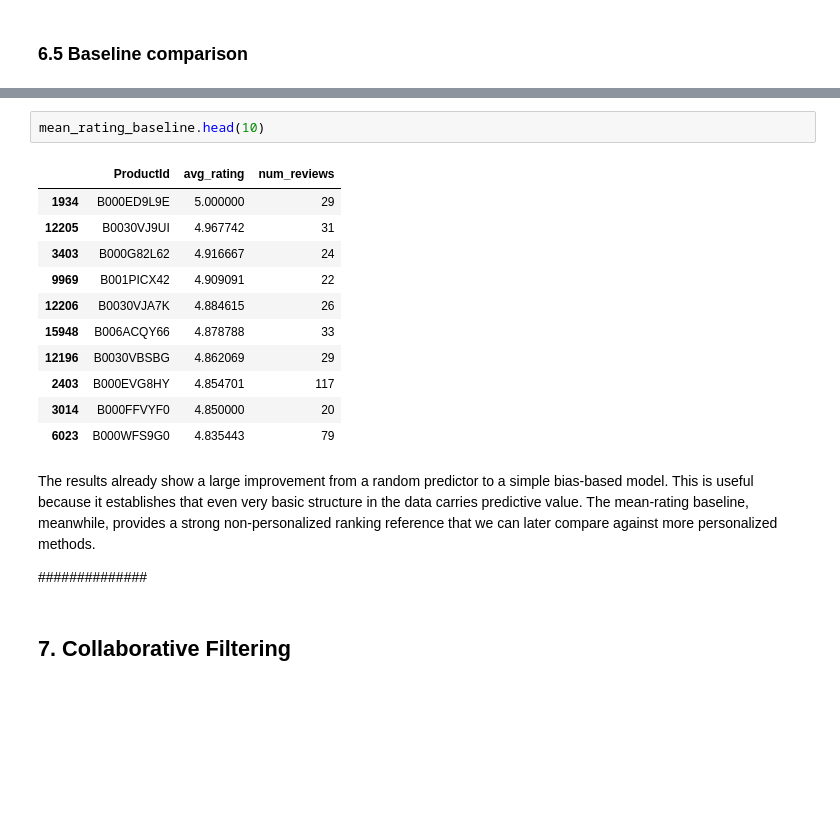
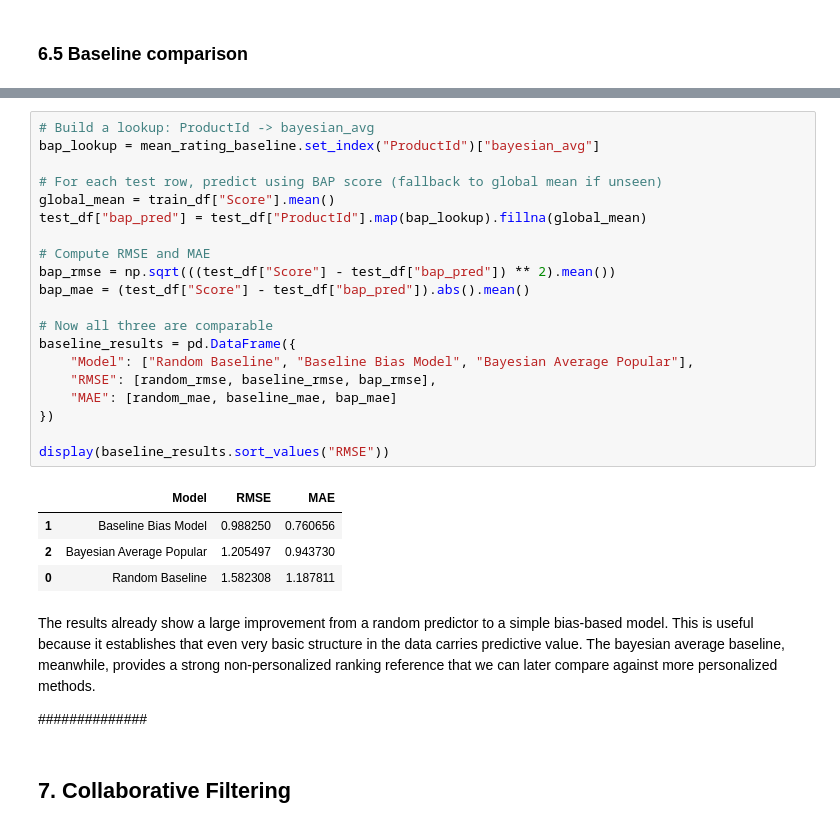
Before and after one commit to Wilyam390/Recommender-Sys, a Jupyter notebook: Group3_Recsys.ipynb, the cells around one changed output, grey strips where cells are left out. Cells and saved outputs as stored; diff of their text form; blank space fills up the shorter version.

```diff
--- a/Group3_Recsys.ipynb
+++ b/Group3_Recsys.ipynb
@@ -553,19 +561,30 @@ baseline_results.sort_values("RMSE")
-# %%
-mean_rating_baseline.head(10)
-# %% [output]
-|  | ProductId | avg_rating | num_reviews |
-| 1934 | B000ED9L9E | 5.000000 | 29 |
-| 12205 | B0030VJ9UI | 4.967742 | 31 |
-| 3403 | B000G82L62 | 4.916667 | 24 |
-| 9969 | B001PICX42 | 4.909091 | 22 |
-| 12206 | B0030VJA7K | 4.884615 | 26 |
-| 15948 | B006ACQY66 | 4.878788 | 33 |
-| 12196 | B0030VBSBG | 4.862069 | 29 |
-| 2403 | B000EVG8HY | 4.854701 | 117 |
-| 3014 | B000FFVYF0 | 4.850000 | 20 |
-| 6023 | B000WFS9G0 | 4.835443 | 79 |
+# %%
+# Build a lookup: ProductId -> bayesian_avg
+bap_lookup = mean_rating_baseline.set_index("ProductId")["bayesian_avg"]
+
+# For each test row, predict using BAP score (fallback to global mean if unseen)
+global_mean = train_df["Score"].mean()
+test_df["bap_pred"] = test_df["ProductId"].map(bap_lookup).fillna(global_mean)
+
+# Compute RMSE and MAE
+bap_rmse = np.sqrt(((test_df["Score"] - test_df["bap_pred"]) ** 2).mean())
+bap_mae = (test_df["Score"] - test_df["bap_pred"]).abs().mean()
+
+# Now all three are comparable
+baseline_results = pd.DataFrame({
+    "Model": ["Random Baseline", "Baseline Bias Model", "Bayesian Average Popular"],
+    "RMSE": [random_rmse, baseline_rmse, bap_rmse],
+    "MAE": [random_mae, baseline_mae, bap_mae]
+})
+
+display(baseline_results.sort_values("RMSE"))
+# %% [output]
+|  | Model | RMSE | MAE |
+| 1 | Baseline Bias Model | 0.988250 | 0.760656 |
+| 2 | Bayesian Average Popular | 1.205497 | 0.943730 |
+| 0 | Random Baseline | 1.582308 | 1.187811 |
 # %% [markdown]
-The results already show a large improvement from a random predictor to a simple bias-based model. This is useful because it establishes that even very basic structure in the data carries predictive value. The mean-rating baseline, meanwhile, provides a strong non-personalized ranking reference that we can later compare against more personalized methods.
+The results already show a large improvement from a random predictor to a simple bias-based model. This is useful because it establishes that even very basic structure in the data carries predictive value. The bayesian average baseline, meanwhile, provides a strong non-personalized ranking reference that we can later compare against more personalized methods.
 
 
 ##############
```
Also changed, not shown: parts of 30 cells of this notebook, 1 other file.
